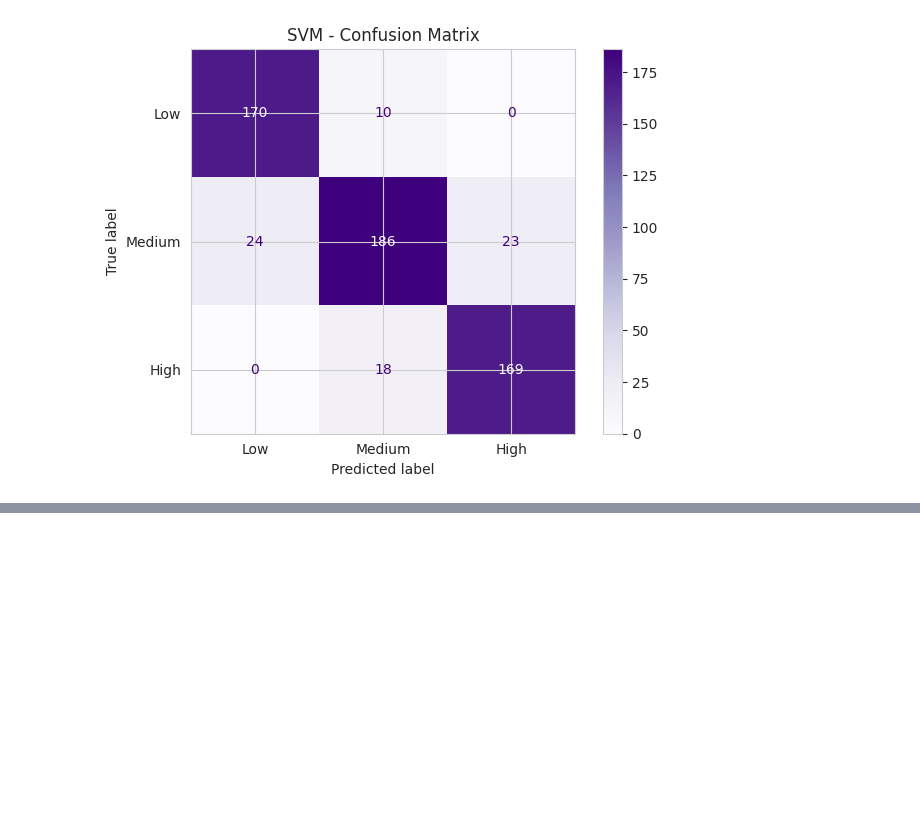
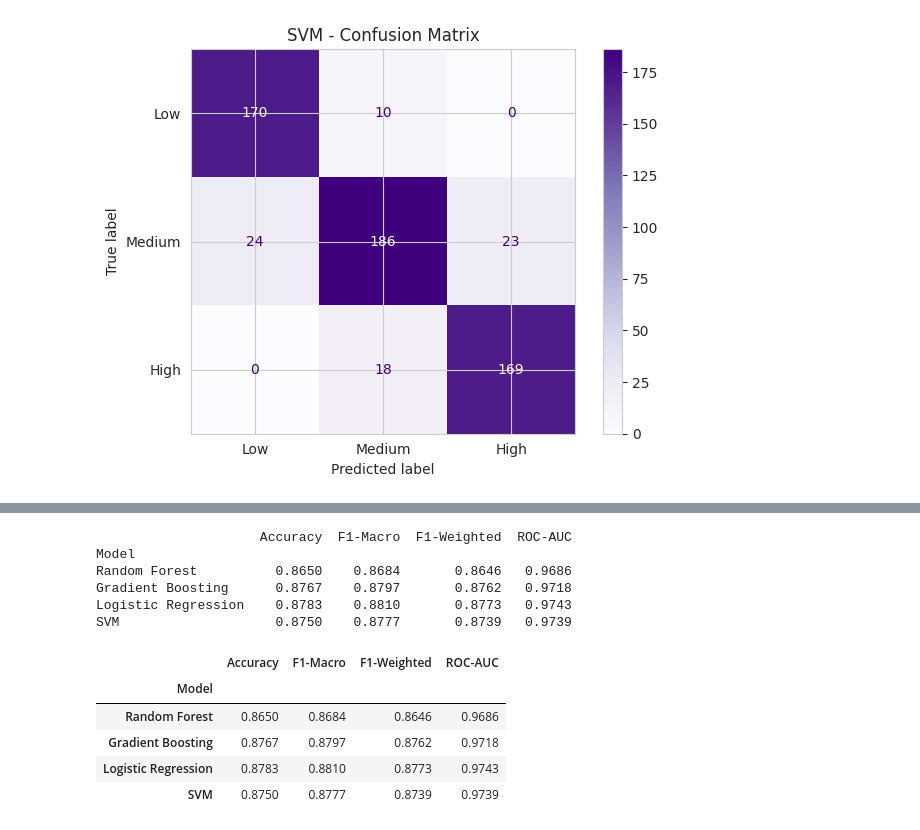
Before and after one commit to YasiniK/multimodal-student-cognitive-load-and-engagement-detection, a Jupyter notebook: Cognitive_Load/CL_Model_Training.ipynb, the cells around one changed output, grey strips where cells are left out. Drawn from its saved outputs; the diff is of its cells as text; code cells hidden in the pictures; blank space fills up the shorter version.

Commit message:
Model Comparison: Summary table

```diff
--- a/Cognitive_Load/CL_Model_Training.ipynb
+++ b/Cognitive_Load/CL_Model_Training.ipynb
@@ -503,0 +521,38 @@ weighted avg       0.87      0.88      0.87       600
+# %%
+# Collect predictions and probability outputs for all four models
+results = {
+    'Random Forest':       (y_pred_rf,  best_rf.predict_proba(X_test)),
+    'Gradient Boosting':   (y_pred_gb,  best_gb.predict_proba(X_test)),
+    'Logistic Regression': (y_pred_lr,  best_lr.predict_proba(X_test_s)),
+    'SVM':                 (y_pred_svm, best_svm.predict_proba(X_test_s)),
+}
+
+# Build comparison table
+rows = []
+for name, (y_pred, y_prob) in results.items():
+    rows.append({
+        'Model':       name,
+        'Accuracy':    round(accuracy_score(y_test, y_pred), 4),
+        'F1-Macro':    round(f1_score(y_test, y_pred, average='macro'), 4),
+        'F1-Weighted': round(f1_score(y_test, y_pred, average='weighted'), 4),
+        'ROC-AUC':     round(roc_auc_score(
+                           label_binarize(y_test, classes=[0, 1, 2]),
+                           y_prob, multi_class='ovr', average='macro'), 4),
+    })
+
+summary = pd.DataFrame(rows).set_index('Model')
+print(summary.to_string())
+summary
+# %% [output]
+                     Accuracy  F1-Macro  F1-Weighted  ROC-AUC
+Model
+Random Forest          0.8650    0.8684       0.8646   0.9686
+Gradient Boosting      0.8767    0.8797       0.8762   0.9718
+Logistic Regression    0.8783    0.8810       0.8773   0.9743
+SVM                    0.8750    0.8777       0.8739   0.9739
+|  | Accuracy | F1-Macro | F1-Weighted | ROC-AUC |
+| Model |  |  |  |  |
+| Random Forest | 0.8650 | 0.8684 | 0.8646 | 0.9686 |
+| Gradient Boosting | 0.8767 | 0.8797 | 0.8762 | 0.9718 |
+| Logistic Regression | 0.8783 | 0.8810 | 0.8773 | 0.9743 |
+| SVM | 0.8750 | 0.8777 | 0.8739 | 0.9739 |
```
Also changed, not shown: parts of 1 cell of this notebook.
